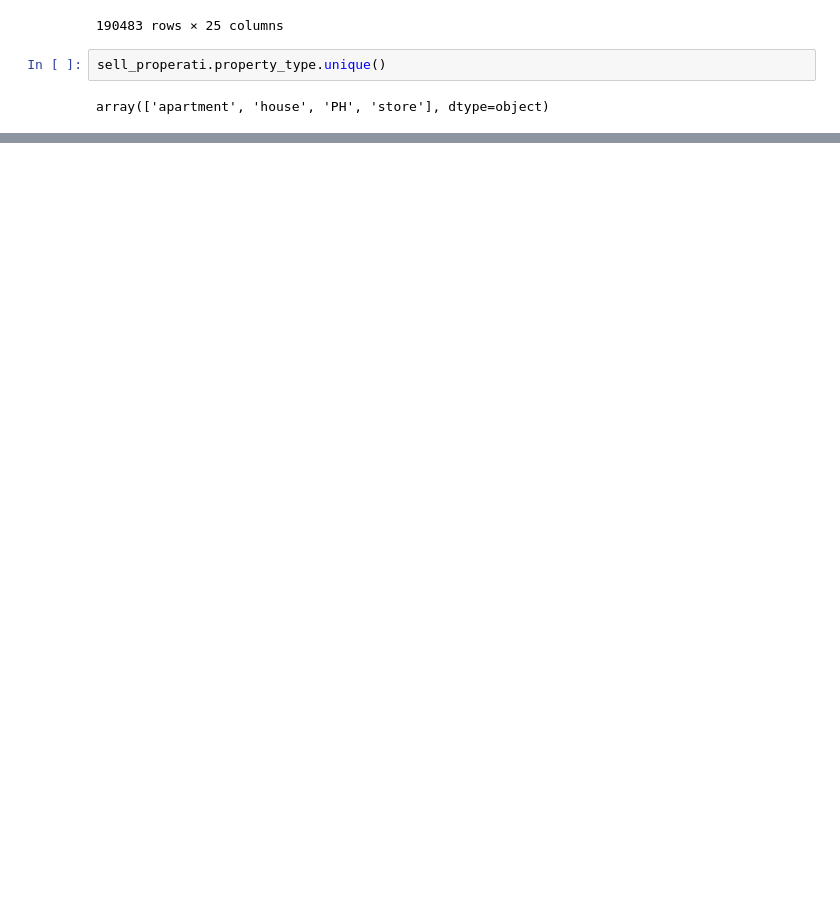
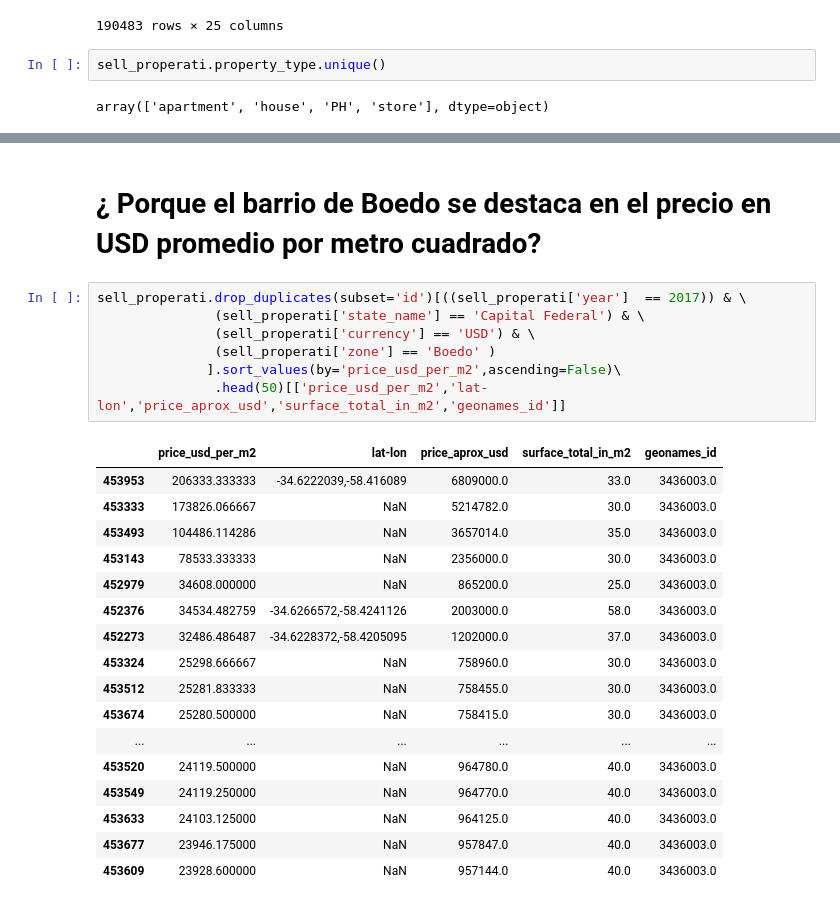
Before and after one commit to BraianVicente/properati_argentina, a Jupyter notebook: src/initial_analitic.ipynb, the cells around one changed output, grey strips where cells are left out. Saved outputs shown, nothing was run; the diff lists cells and outputs as text; blank space fills up the shorter version.

```diff
--- a/src/initial_analitic.ipynb
+++ b/src/initial_analitic.ipynb
@@ -289,0 +294,27 @@ sell_properati[(sell_properati['property_type'] == 'apartment') & \
+# %% [markdown]
+# ¿ Porque el barrio de Boedo se destaca en el precio en USD promedio por metro cuadrado?
+# %%
+sell_properati.drop_duplicates(subset='id')[((sell_properati['year']  == 2017)) & \
+               (sell_properati['state_name'] == 'Capital Federal') & \
+               (sell_properati['currency'] == 'USD') & \
+               (sell_properati['zone'] == 'Boedo' )
+              ].sort_values(by='price_usd_per_m2',ascending=False)\
+               .head(50)[['price_usd_per_m2','lat-lon','price_aprox_usd','surface_total_in_m2','geonames_id']]
+# %% [output]
+|  | price_usd_per_m2 | lat-lon | price_aprox_usd | surface_total_in_m2 | geonames_id |
+| 453953 | 206333.333333 | -34.6222039,-58.416089 | 6809000.0 | 33.0 | 3436003.0 |
+| 453333 | 173826.066667 | NaN | 5214782.0 | 30.0 | 3436003.0 |
+| 453493 | 104486.114286 | NaN | 3657014.0 | 35.0 | 3436003.0 |
+| 453143 | 78533.333333 | NaN | 2356000.0 | 30.0 | 3436003.0 |
+| 452979 | 34608.000000 | NaN | 865200.0 | 25.0 | 3436003.0 |
+| 452376 | 34534.482759 | -34.6266572,-58.4241126 | 2003000.0 | 58.0 | 3436003.0 |
+| 452273 | 32486.486487 | -34.6228372,-58.4205095 | 1202000.0 | 37.0 | 3436003.0 |
+| 453324 | 25298.666667 | NaN | 758960.0 | 30.0 | 3436003.0 |
+| 453512 | 25281.833333 | NaN | 758455.0 | 30.0 | 3436003.0 |
+| 453674 | 25280.500000 | NaN | 758415.0 | 30.0 | 3436003.0 |
+| ... | ... | ... | ... | ... | ... |
+| 453520 | 24119.500000 | NaN | 964780.0 | 40.0 | 3436003.0 |
+| 453549 | 24119.250000 | NaN | 964770.0 | 40.0 | 3436003.0 |
+| 453633 | 24103.125000 | NaN | 964125.0 | 40.0 | 3436003.0 |
+| 453677 | 23946.175000 | NaN | 957847.0 | 40.0 | 3436003.0 |
+| 453609 | 23928.600000 | NaN | 957144.0 | 40.0 | 3436003.0 |
```
Also changed, not shown: parts of 29 cells of this notebook, 1 other file.
